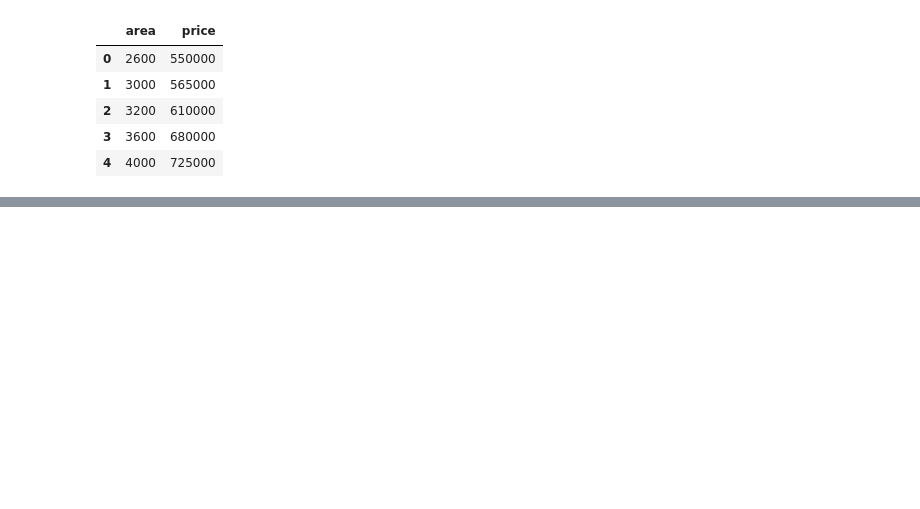
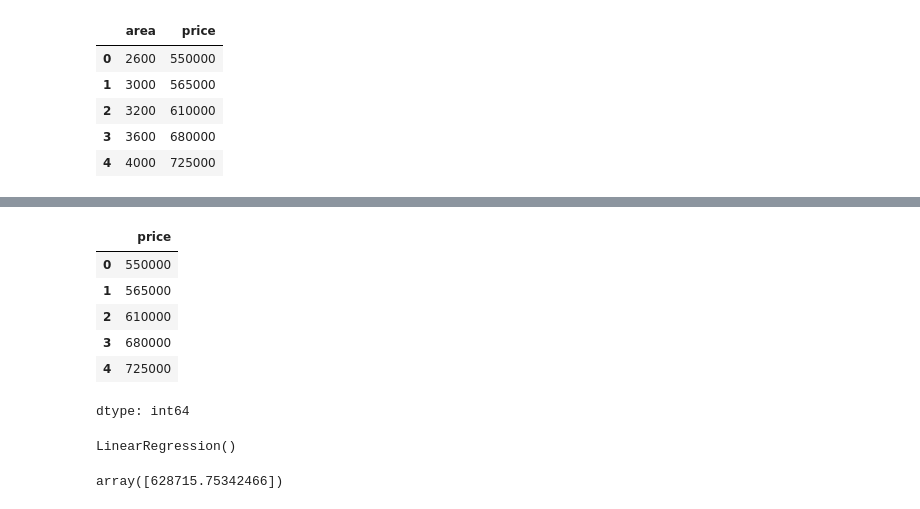
Before and after one commit to peddintiginesh/Home-prices-Linear, a Jupyter notebook: chapter_appendix-tools-for-deep-learning/jupyter.ipynb, the cells around one changed output, grey strips where cells are left out. Saved outputs shown, nothing was run; the diff lists cells and outputs as text; code cells hidden in the pictures; blank space fills up the shorter version.

```diff
--- a/chapter_appendix-tools-for-deep-learning/jupyter.ipynb
+++ b/chapter_appendix-tools-for-deep-learning/jupyter.ipynb
@@ -16,3 +35,23 @@ df
+# %%
+prices=df.price
+prices
+# %% [output]
+|  | price |
+| 0 | 550000 |
+| 1 | 565000 |
+| 2 | 610000 |
+| 3 | 680000 |
+| 4 | 725000 |
+dtype: int64
+# %%
+reg=linear_model.LinearRegression()
+reg.fit(new_df,prices)
+# %% [output]
+LinearRegression()
+# %%
+reg.predict([[3300]])
+# %% [output]
+array([628715.75342466])
 # %% [markdown]
 # Using Jupyter Notebooks
 :label:`sec_jupyter`
```
Also changed, not shown: parts of 2 cells of this notebook.
